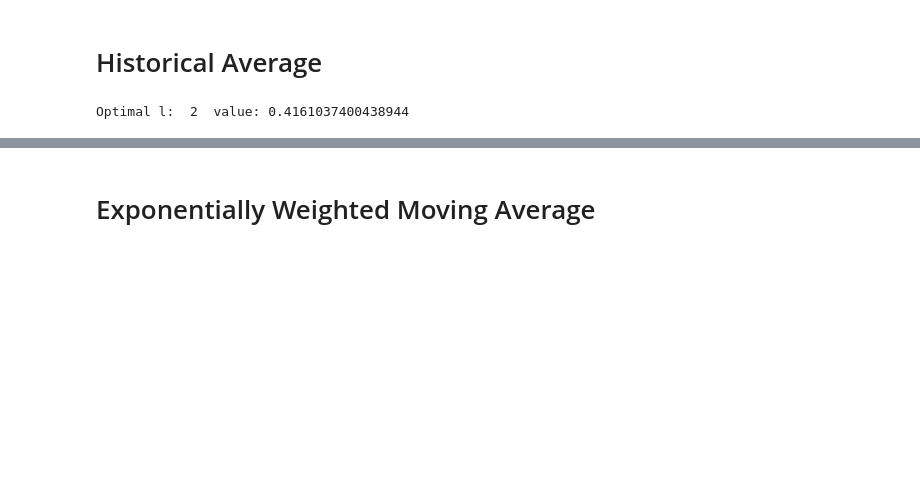
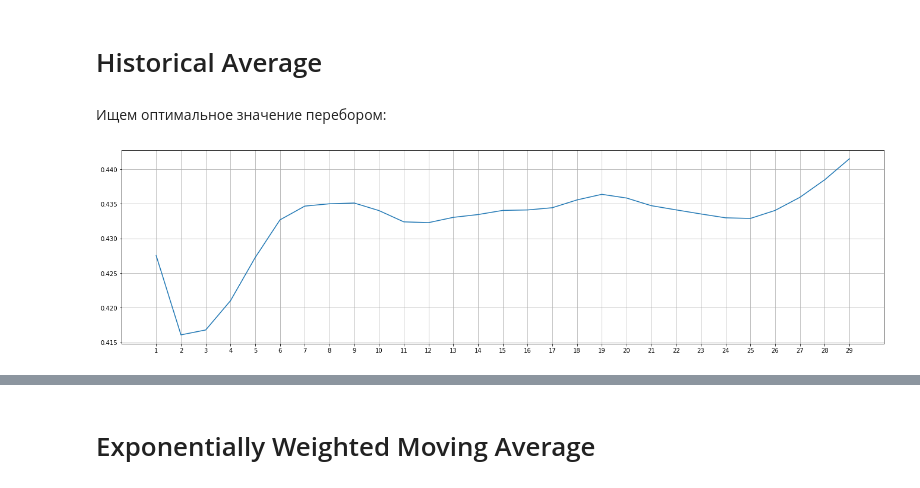
Before and after one commit to lantalex/cmf_relized_vol_prediction, a Jupyter notebook: week-1.ipynb, the cells around one changed output, grey strips where cells are left out. Saved outputs shown, nothing was run; the diff lists cells and outputs as text; code cells hidden in the pictures; blank space fills up the shorter version.

```diff
--- a/week-1.ipynb
+++ b/week-1.ipynb
@@ -67,22 +77,28 @@ def rmspe(y_true, y_pred):
 # %% [markdown]
 # Historical Average
 # %%
-def calculate_HA(realized_vol, l_history=1):
+def calculate_HA(realized_vol, l_history):
   data = np.full(realized_vol.size, np.nan)
 
   for i in range(l_history, len(realized_vol)):
     history = realized_vol[i - l_history: i]
     data[i] = np.mean(history)
 
-  return pd.Series(data=data, index=realized_vol.index, name="historical_average")
+  return pd.Series(data=data, index=realized_vol.index)
-# %%
-l_min = None
-value_min = None
-for l in range(1, 30):
-    value = rmspe(df_1h['vol^2'], calculate_HA(df_1h['vol^2'], l))
-    if value_min is None or value_min > value:
-        value_min = value
-        l_min = l
-print("Optimal l: ", l_min, " value:", value_min)
-# %% [output]
-Optimal l:  2  value: 0.4161037400438944
+# %% [markdown]
+Ищем оптимальное значение перебором:
+# %%
+l_history = []
+values = []
+
+for l in range(1, 30):
+    l_history.append(l)
+    values.append(rmspe(df_1h['vol'], calculate_HA(df_1h['vol'], l)))
+
+plt.figure(figsize=(23,6))
+plt.plot(l_history, values)
+plt.xticks(l_history)
+plt.grid()
+plt.show()
+# %% [output]
+[figure, added]
```
Also changed, not shown: parts of 26 cells of this notebook.
